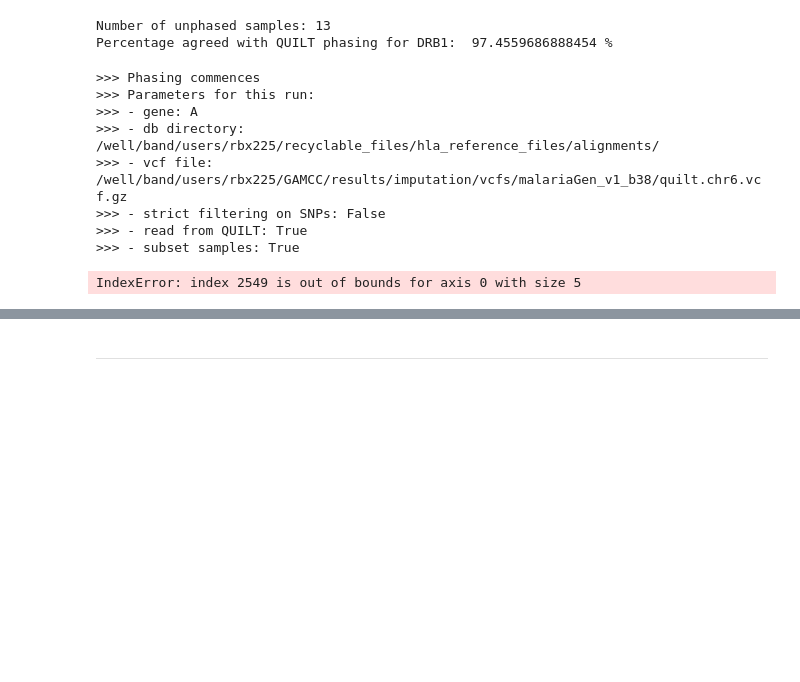
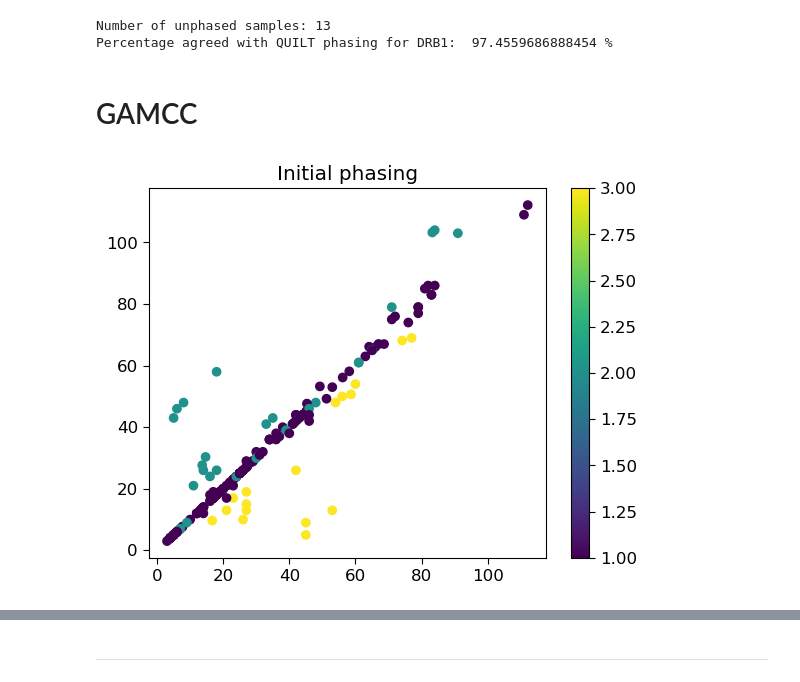
Before and after one commit to Suuuuuuuus/QUILT_sus, a Jupyter notebook: QUILT/Python/phasing_test.ipynb, the cells around one changed output, grey strips where cells are left out. Cells and saved outputs as stored; diff of their text form; code cells hidden in the pictures; blank space fills up the shorter version.

```diff
--- a/QUILT/Python/phasing_test.ipynb
+++ b/QUILT/Python/phasing_test.ipynb
@@ -1085,6 +1109,8 @@ Percentage agreed with QUILT phasing for DRB1:  97.4559686888454 %
+# %% [markdown]
+# GAMCC
 # %%
 # For GAMCC
-gene = 'A'
+gene = 'DRB1'
 ipd_gen_file_dir = '/well/band/users/rbx225/recyclable_files/hla_reference_files/alignments/'
 hla_gene_information = pd.read_csv('/well/band/users/rbx225/software/QUILT_sus/hla_ancillary_files/hla_gene_information.tsv', sep = ' ')
 samples_to_remove = []
@@ -1109,36 +1135,26 @@ subset_vcf_samples = ','.join(subset_vcf_samples)
 sample_linker = pd.read_csv('/well/band/users/rbx225/GAMCC/' + SAMPLE_LINKER_FILE)
 sample_linker = {k:v for k, v in zip(sample_linker['Sample_Name'], sample_linker['Chip_Name'])}
 
-return_dict = phase_hla_on_haplotypes(gene = gene,
-                            ipd_gen_file_dir = ipd_gen_file_dir,
-                            hla_gene_information = hla_gene_information,
-                            hlatypes = hlatypes,
-                            phased_vcf = phased_vcf,
-                            reference_allele_ary = reference_allele_ary,
-                            strict_snp_filter = False,
-                            read_from_QUILT = True,
-                            subset_vcf_samples = subset_vcf_samples,
-                            sample_linker = sample_linker)
+# return_dict = phase_hla_on_haplotypes(gene = gene,
+#                             ipd_gen_file_dir = ipd_gen_file_dir,
+#                             hla_gene_information = hla_gene_information,
+#                             hlatypes = hlatypes,
+#                             phased_vcf = phased_vcf,
+#                             reference_allele_ary = reference_allele_ary,
+#                             strict_snp_filter = False,
+#                             read_from_QUILT = True,
+#                             subset_vcf_samples = subset_vcf_samples,
+#                             sample_linker = sample_linker)
 
-hlatypes = return_dict['hlatypes']
+# hlatypes = return_dict['hlatypes']
 
-individual = 'GAM951638'
-ix = hlatypes.index[hlatypes['Sample ID'] == individual][0]
-display_indices = np.arange(10)
-html = 'GAMCC-DRB1.html'
+# individual = 'GAM951638'
+# ix = hlatypes.index[hlatypes['Sample ID'] == individual][0]
+# display_indices = np.arange(10)
+# html = 'GAMCC-DRB1.html'
 
-res = visualise_phase(gene, ix, hlatypes, return_dict, both_het = True)
-compare_phase(display_indices, res, save_html = True, save_name = html)
+# res = visualise_phase(gene, ix, hlatypes, return_dict, both_het = True)
+# compare_phase(display_indices, res, save_html = True, save_name = html)
 
-plot_first_step_phase(return_dict)
-plot_last_step_phase(return_dict)
+# plot_first_step_phase(return_dict)
+# plot_last_step_phase(return_dict)
-# %% [output]
->>> Phasing commences
->>> Parameters for this run:
->>> - gene: A
->>> - db directory: /well/band/users/rbx225/recyclable_files/hla_reference_files/alignments/
->>> - vcf file: /well/band/users/rbx225/GAMCC/results/imputation/vcfs/malariaGen_v1_b38/quilt.chr6.vcf.gz
->>> - strict filtering on SNPs: False
->>> - read from QUILT: True
->>> - subset samples: True
-IndexError: index 2549 is out of bounds for axis 0 with size 5
@@ -1144,0 +1428,7 @@ IndexError: index 2549 is out of bounds for axis 0 with size 5
+# %%
+# af = lcwgsus.read_af('/well/band/users/rbx225/GAMCC/data/gnomAD_MAFs/afr/gnomAD_MAF_afr_chr6.txt')
+# af_DRB1 = af[(af['pos'] > full_start - 1000) & (af['pos'] < full_end + 1000)]
+# af_DRB1 = af_DRB1.reset_index(drop = True)
+merged_snps_af = pd.merge(merged_snps, af_DRB1, on = ['pos', 'ref', 'alt'])
+merged_snps_af = pd.merge(merged_snps, af_DRB1, on = ['pos', 'ref', 'alt'])
+common_snp_indices = merged_snps_af[merged_snps_af['MAF'] > 0.05].index
@@ -1144,0 +1639,7 @@ IndexError: index 2549 is out of bounds for axis 0 with size 5
+# %%
+plt.scatter(oldphase1, oldphase2, c=1 + phased1.astype(int) + 2 * phased2.astype(int))
+plt.title('Initial phasing')
+plt.colorbar()
+plt.show()
+# %% [output]
+[figure, added]
```
Also changed, not shown: parts of 13 cells of this notebook, 3 other files.
